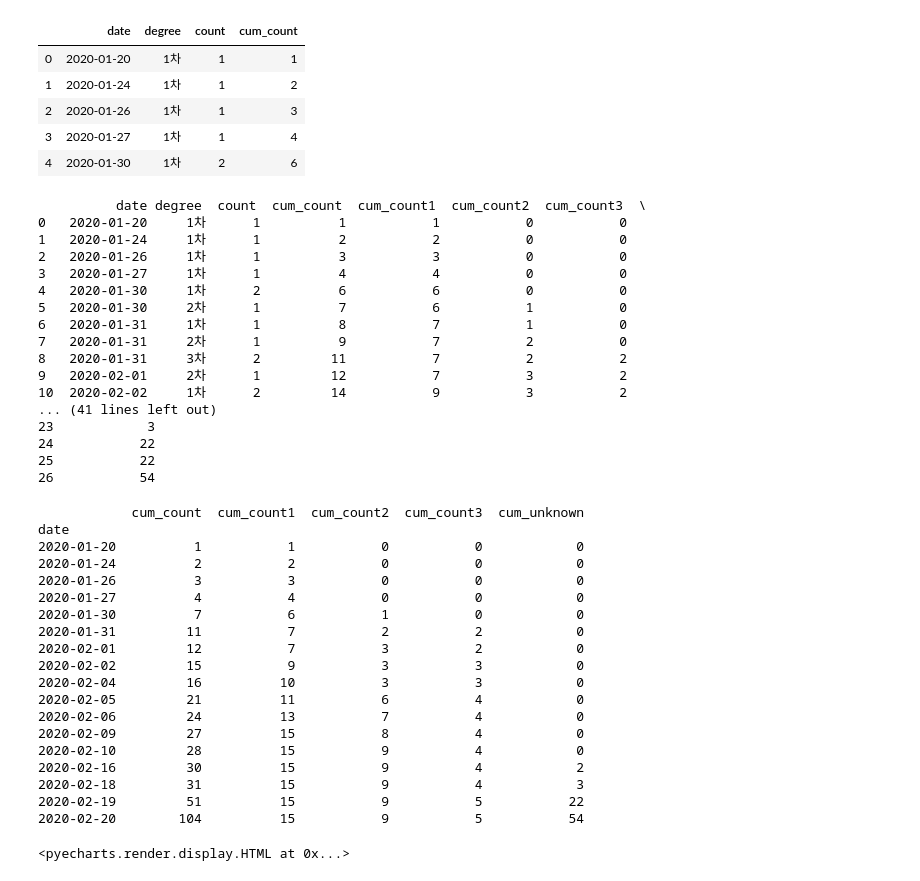
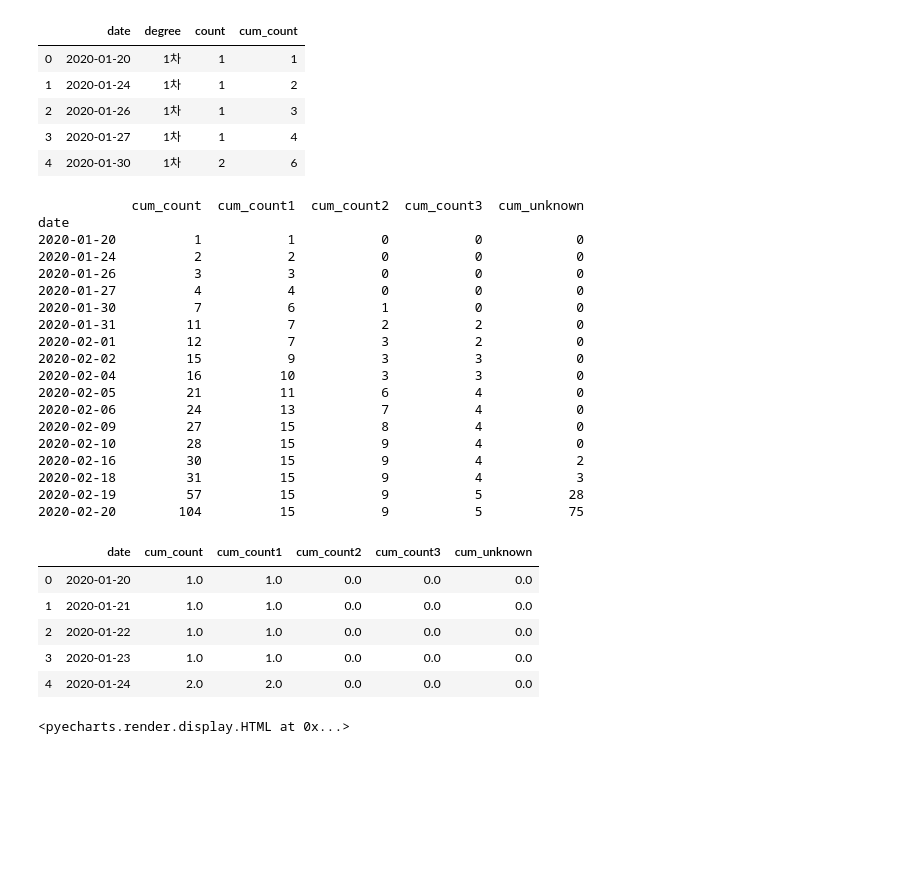
Before and after one commit to coro-coro/coro-coro, a Jupyter notebook: python_code/cum_patient_stack.ipynb, the cells around one changed output. Drawn from its saved outputs; the diff is of its cells as text; code cells hidden in the pictures; blank space fills up the shorter version.

```diff
--- a/python_code/cum_patient_stack.ipynb
+++ b/python_code/cum_patient_stack.ipynb
@@ -100,30 +101,11 @@ for x in range(data2.shape[0]):
         count_unknown.append(data2.loc[x,'count'] * 1)
     else: count_unknown.append(data2.loc[x,'count'] * 0)
 data2['cum_unknown'] = list(np.cumsum(count_unknown))
-# %%
-print(data2)
-# %% [output]
-          date degree  count  cum_count  cum_count1  cum_count2  cum_count3  \
-0   2020-01-20     1차      1          1           1           0           0
-1   2020-01-24     1차      1          2           2           0           0
-2   2020-01-26     1차      1          3           3           0           0
-3   2020-01-27     1차      1          4           4           0           0
-4   2020-01-30     1차      2          6           6           0           0
-5   2020-01-30     2차      1          7           6           1           0
-6   2020-01-31     1차      1          8           7           1           0
-7   2020-01-31     2차      1          9           7           2           0
-8   2020-01-31     3차      2         11           7           2           2
-9   2020-02-01     2차      1         12           7           3           2
-10  2020-02-02     1차      2         14           9           3           2
-... (41 lines left out)
-23            3
-24           22
-25           22
-26           54
 # %%
-data_fin = data2.groupby('date').apply(max, axis=0)
-data_fin = data_fin.drop(['date', 'degree', 'count'], axis=1)
-print(data_fin)
+data3 = data2.groupby('date').apply(max, axis=0)
+data3 = data3.drop(['date', 'degree', 'count'], axis=1)
+data3.index = pd.to_datetime(data3.index, format="%Y-%m-%d")
+print(data3)
 # %% [output]
             cum_count  cum_count1  cum_count2  cum_count3  cum_unknown
 date
@@ -142,8 +124,23 @@ date
 2020-02-10         28          15           9           4            0
 2020-02-16         30          15           9           4            2
 2020-02-18         31          15           9           4            3
-2020-02-19         51          15           9           5           22
-2020-02-20        104          15           9           5           54
+2020-02-19         57          15           9           5           28
+2020-02-20        104          15           9           5           75
+# %%
+data_date = pd.DataFrame({'date' : pd.date_range("2020-01-20", datetime.today().strftime("%Y-%m-%d"))})
+# %%
+data_mer = pd.merge(data_date, data3, how='left', on='date')
+data_allcount = data_mer['cum_count']
+# %%
+data_mer = data_mer.fillna(method = "ffill")
+data_mer.head()
+# %% [output]
+|  | date | cum_count | cum_count1 | cum_count2 | cum_count3 | cum_unknown |
+| 0 | 2020-01-20 | 1.0 | 1.0 | 0.0 | 0.0 | 0.0 |
+| 1 | 2020-01-21 | 1.0 | 1.0 | 0.0 | 0.0 | 0.0 |
+| 2 | 2020-01-22 | 1.0 | 1.0 | 0.0 | 0.0 | 0.0 |
+| 3 | 2020-01-23 | 1.0 | 1.0 | 0.0 | 0.0 | 0.0 |
+| 4 | 2020-01-24 | 2.0 | 2.0 | 0.0 | 0.0 | 0.0 |
 # %%
 # 누적확진자
 import pyecharts.options as opts
```
Also changed, not shown: parts of 3 cells of this notebook, 1 other file.
